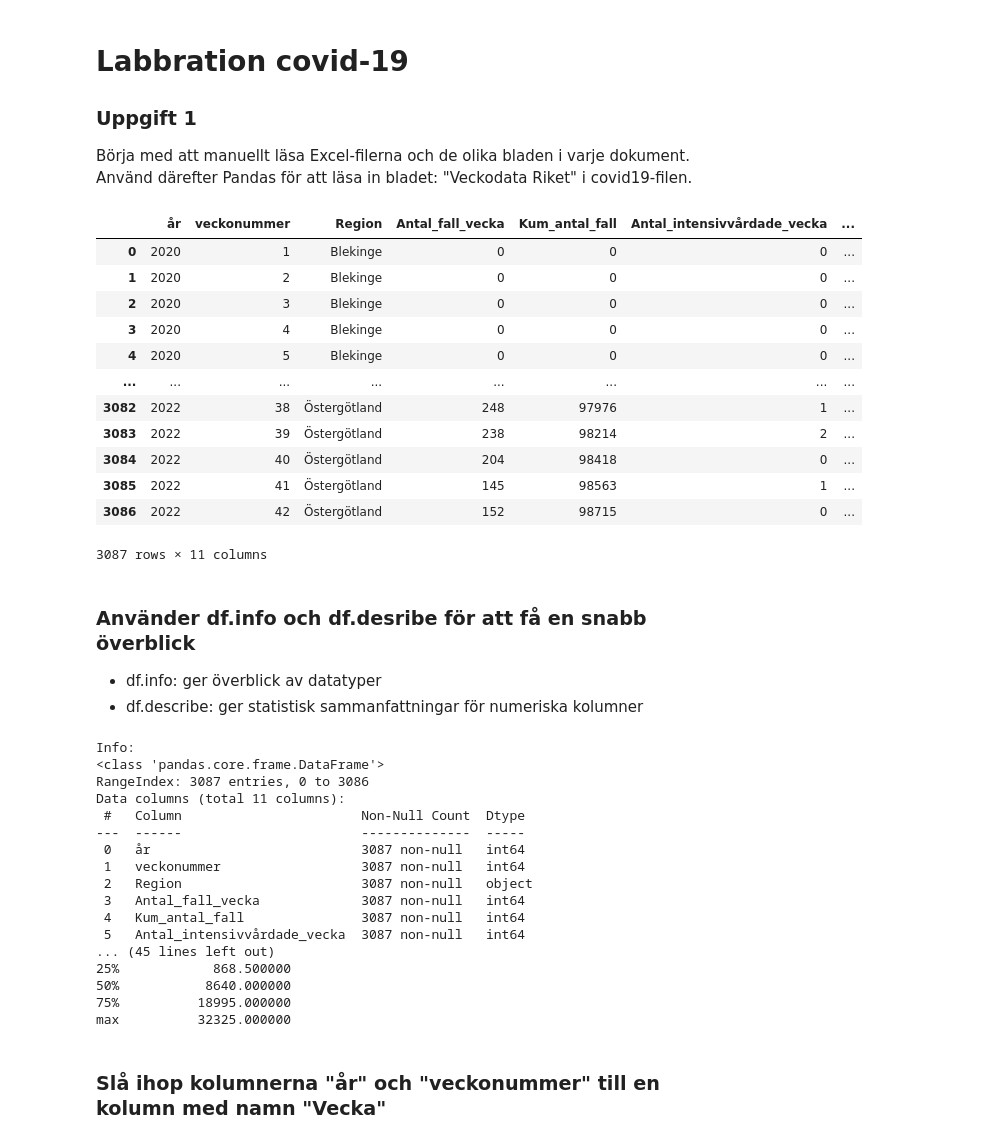
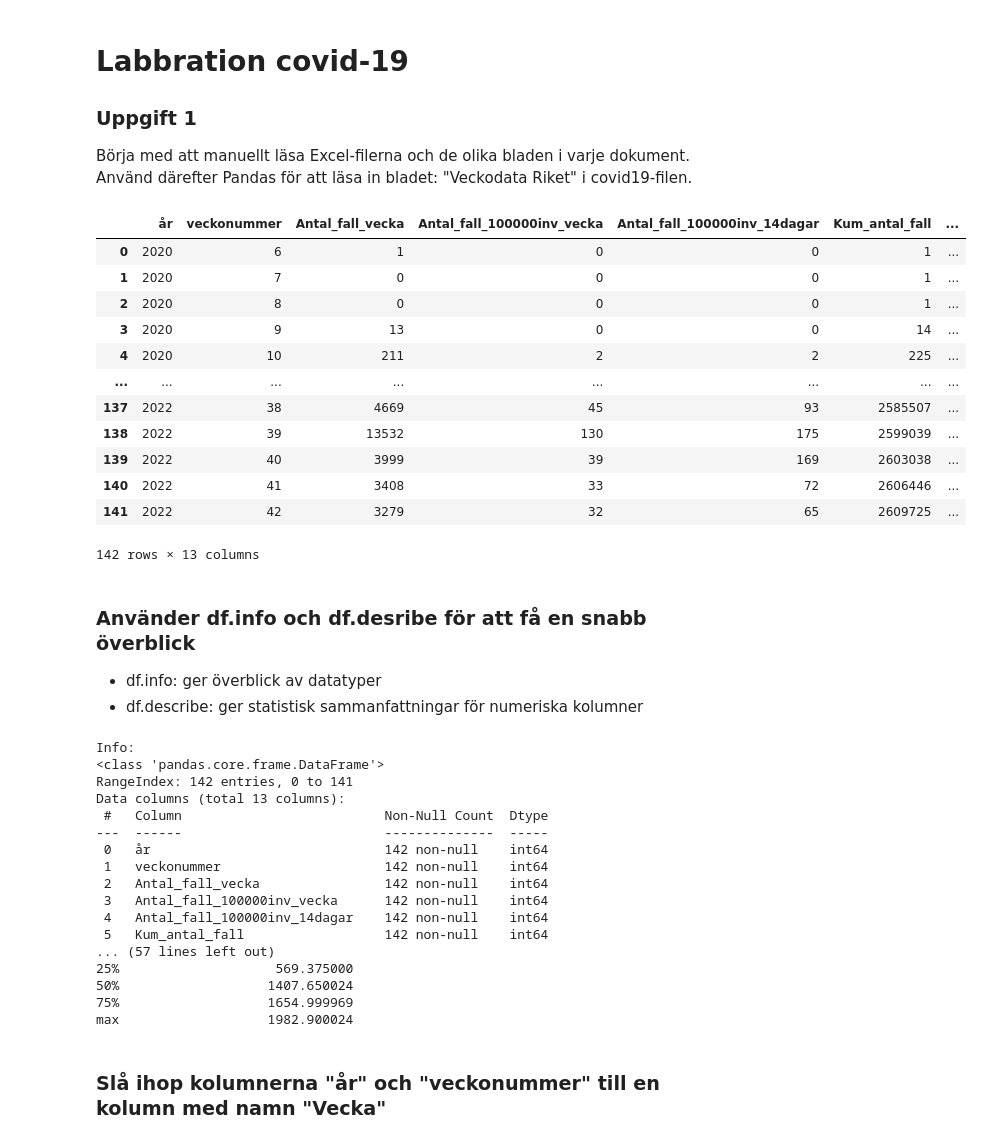
Before and after one commit to Kevi22/Databehandling-Kevin-Fu, a Jupyter notebook: Labb/Covid_Uppgift1.ipynb, the cells around one changed output. Saved outputs shown, nothing was run; the diff lists cells and outputs as text; code cells hidden in the pictures.

```diff
--- a/Labb/Covid_Uppgift1.ipynb
+++ b/Labb/Covid_Uppgift1.ipynb
@@ -6,26 +6,26 @@ att läsa in bladet: "Veckodata Riket" i covid19-filen.
 # %%
 import pandas as pd
 
 excel_file_path = "Labb-data/Folkhalsomyndigheten_Covid19.xlsx"
 
 
-df = pd.read_excel(excel_file_path, sheet_name=6)
+df = pd.read_excel(excel_file_path, sheet_name="Veckodata Riket")
 
 df
 # %% [output]
-|  | år | veckonummer | Region | Antal_fall_vecka | Kum_antal_fall | Antal_intensivvårdade_vecka | ... |
-| 0 | 2020 | 1 | Blekinge | 0 | 0 | 0 | ... |
-| 1 | 2020 | 2 | Blekinge | 0 | 0 | 0 | ... |
-| 2 | 2020 | 3 | Blekinge | 0 | 0 | 0 | ... |
-| 3 | 2020 | 4 | Blekinge | 0 | 0 | 0 | ... |
-| 4 | 2020 | 5 | Blekinge | 0 | 0 | 0 | ... |
+|  | år | veckonummer | Antal_fall_vecka | Antal_fall_100000inv_vecka | Antal_fall_100000inv_14dagar | Kum_antal_fall | ... |
+| 0 | 2020 | 6 | 1 | 0 | 0 | 1 | ... |
+| 1 | 2020 | 7 | 0 | 0 | 0 | 1 | ... |
+| 2 | 2020 | 8 | 0 | 0 | 0 | 1 | ... |
+| 3 | 2020 | 9 | 13 | 0 | 0 | 14 | ... |
+| 4 | 2020 | 10 | 211 | 2 | 2 | 225 | ... |
 | ... | ... | ... | ... | ... | ... | ... | ... |
-| 3082 | 2022 | 38 | Östergötland | 248 | 97976 | 1 | ... |
-| 3083 | 2022 | 39 | Östergötland | 238 | 98214 | 2 | ... |
-| 3084 | 2022 | 40 | Östergötland | 204 | 98418 | 0 | ... |
-| 3085 | 2022 | 41 | Östergötland | 145 | 98563 | 1 | ... |
-| 3086 | 2022 | 42 | Östergötland | 152 | 98715 | 0 | ... |
+| 137 | 2022 | 38 | 4669 | 45 | 93 | 2585507 | ... |
+| 138 | 2022 | 39 | 13532 | 130 | 175 | 2599039 | ... |
+| 139 | 2022 | 40 | 3999 | 39 | 169 | 2603038 | ... |
+| 140 | 2022 | 41 | 3408 | 33 | 72 | 2606446 | ... |
+| 141 | 2022 | 42 | 3279 | 32 | 65 | 2609725 | ... |
-3087 rows × 11 columns
+142 rows × 13 columns
 # %% [markdown]
 ### Använder df.info och df.desribe för att få en snabb överblick
 - df.info: ger överblick av datatyper
@@ -39,21 +39,21 @@ print(df.describe())
 # %% [output]
 Info:
 <class 'pandas.core.frame.DataFrame'>
-RangeIndex: 3087 entries, 0 to 3086
-Data columns (total 11 columns):
- #   Column                       Non-Null Count  Dtype
----  ------                       --------------  -----
- 0   år                           3087 non-null   int64
- 1   veckonummer                  3087 non-null   int64
- 2   Region                       3087 non-null   object
- 3   Antal_fall_vecka             3087 non-null   int64
- 4   Kum_antal_fall               3087 non-null   int64
- 5   Antal_intensivvårdade_vecka  3087 non-null   int64
-... (45 lines left out)
-25%            868.500000
-50%           8640.000000
-75%          18995.000000
-max          32325.000000
+RangeIndex: 142 entries, 0 to 141
+Data columns (total 13 columns):
+ #   Column                          Non-Null Count  Dtype
+---  ------                          --------------  -----
+ 0   år                              142 non-null    int64
+ 1   veckonummer                     142 non-null    int64
+ 2   Antal_fall_vecka                142 non-null    int64
+ 3   Antal_fall_100000inv_vecka      142 non-null    int64
+ 4   Antal_fall_100000inv_14dagar    142 non-null    int64
+ 5   Kum_antal_fall                  142 non-null    int64
+... (57 lines left out)
+25%                    569.375000
+50%                   1407.650024
+75%                   1654.999969
+max                   1982.900024
 # %% [markdown]
 ### Slå ihop kolumnerna "år" och "veckonummer" till en kolumn med namn "Vecka"
 # %%
```
Also changed, not shown: parts of 3 cells of this notebook, 13 other files.
